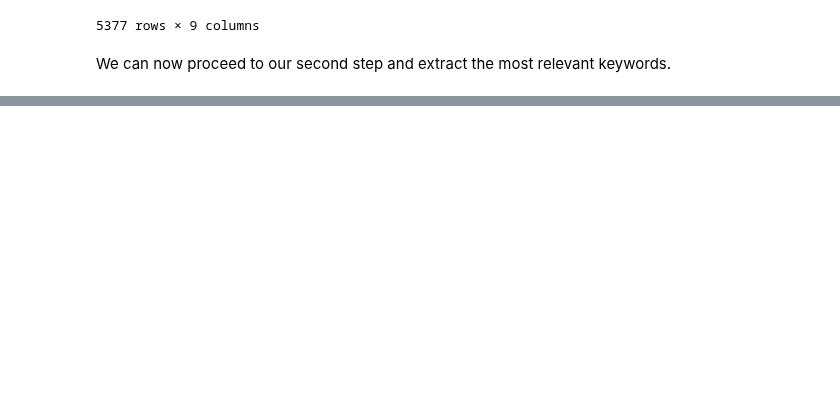
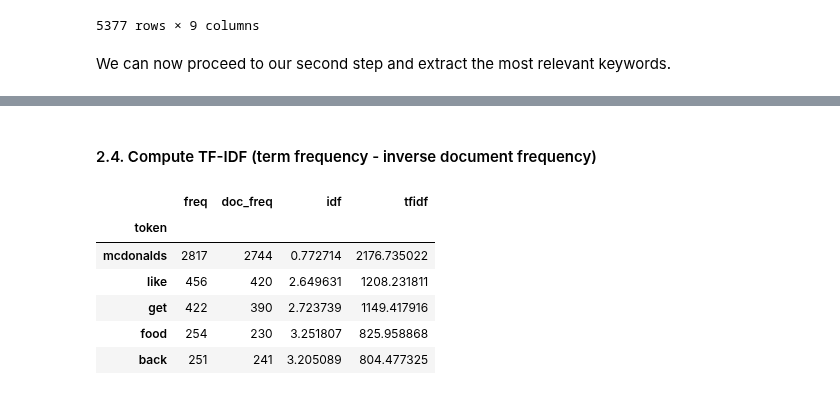
Before and after one commit to polltter/share, a Jupyter notebook: notebooks/kw_extraction.ipynb, the cells around one changed output, grey strips where cells are left out. Drawn from its saved outputs; the diff is of its cells as text; code cells hidden in the pictures; blank space fills up the shorter version.

```diff
--- a/notebooks/kw_extraction.ipynb
+++ b/notebooks/kw_extraction.ipynb
@@ -300,0 +336,15 @@ We should also have in mind that we used a very simple query to extract our twee
+# %% [markdown]
+#### 2.4. Compute TF-IDF (term frequency - inverse document frequency)
+# %%
+df_freq = df_freq.join(df_idf)
+df_freq['tfidf'] = df_freq['freq'] * df_freq['idf']
+
+df_freq.head()
+# %% [output]
+|  | freq | doc_freq | idf | tfidf |
+| token |  |  |  |  |
+| mcdonalds | 2817 | 2744 | 0.772714 | 2176.735022 |
+| like | 456 | 420 | 2.649631 | 1208.231811 |
+| get | 422 | 390 | 2.723739 | 1149.417916 |
+| food | 254 | 230 | 3.251807 | 825.958868 |
+| back | 251 | 241 | 3.205089 | 804.477325 |
```
Also changed, not shown: parts of 30 cells of this notebook.
